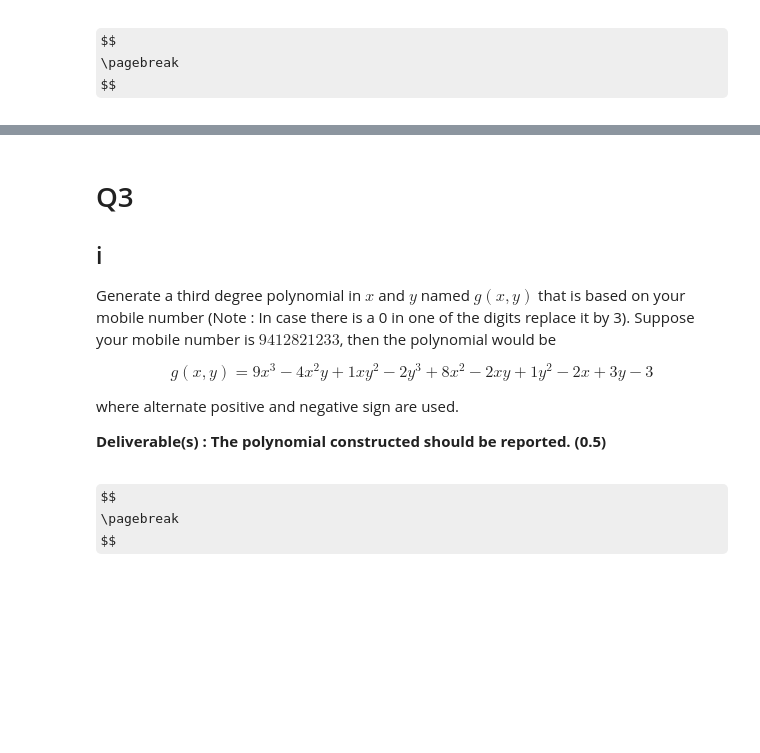
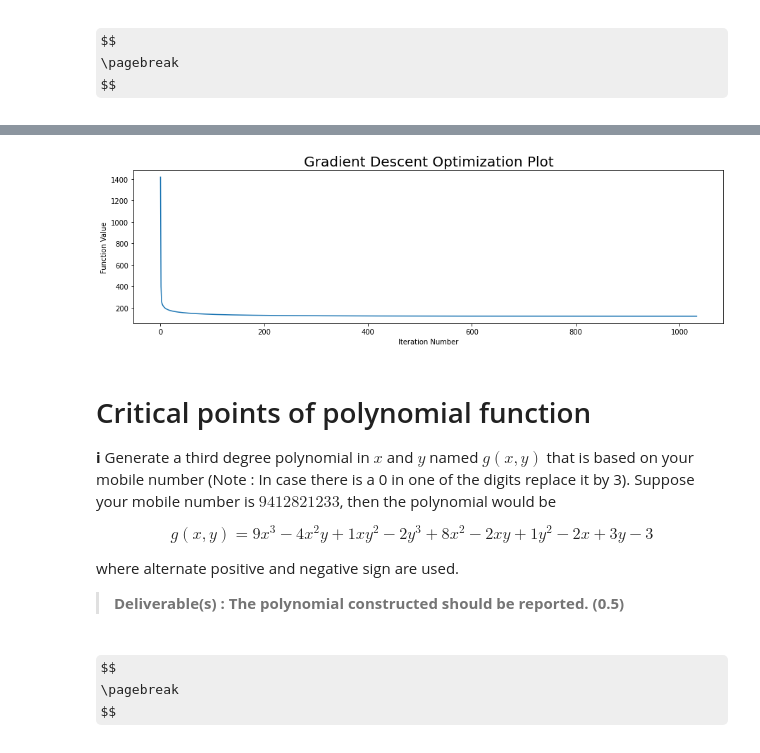
Before and after one commit to ElisonSherton/MTech_DSE, a Jupyter notebook: Sem1/MFDS/graded_assignments/assignment2/Assignment2.ipynb, the cells around one changed output, grey strips where cells are left out. Saved outputs shown, nothing was run; the diff lists cells and outputs as text; code cells hidden in the pictures; some formulas as TeX source; blank space fills up the shorter version.

```diff
--- a/Sem1/MFDS/graded_assignments/assignment2/Assignment2.ipynb
+++ b/Sem1/MFDS/graded_assignments/assignment2/Assignment2.ipynb
@@ -25,19 +26,20 @@ def generate_random_entry() -> float:
         if i == 0: digits += "."
     return float(digits)
 
-def create_random_matrix(m:int, n:int) -> List:
+def create_random_matrix(m:int, n:int, wide:bool = False) -> List:
     """[Takes in the number of rows and columns and generates a matrix of size m x n]
 
     Args:
         m (int): Number of rows of the matrix
         n (int): Number of columns of the matrix
+        wide (bool, default = False): Whether wider or square matrix are allowed
 
     Returns:
         List: A matrix as a list of lists
     """
-
-    if m <= n:
-        raise AssertionError("Requested matrix is square or wide; It must be tall. Please give m > n")
+    if not wide:
+        if m <= n:
+            raise AssertionError("Requested matrix is square or wide; It must be tall. Please give m > n")
 
     A = []
     for i in range(m):
@@ -190,0 +253,4 @@ $$
+# %%
+A, b = generate_gradient_descent_matrix()
+# display_matrix(g)
+print(f"L-inf norm of the generated matrix is {linf_norm(A):.5f}")
@@ -190,0 +325,6 @@ $$
+# %%
+solutions = gradient_descent()
+df = pd.DataFrame(solutions, columns = ["Point", "Gradient", "FunctionValue"])
+
+# Save the obtained solutions to a file
+df.to_csv("solutions.csv", index = None);
@@ -191,9 +342,18 @@ $$
+# %%
+import matplotlib.pyplot as plt
+fig, ax = plt.subplots(1, 1, figsize = (15,4))
+
+plt.plot(df.index.tolist(), df.FunctionValue, )
+plt.xlabel("Iteration Number")
+plt.ylabel("Function Value")
+plt.title("Gradient Descent Optimization Plot", fontsize = 20);
+plt.ylim();
+# %% [output]
+[figure, added]
 # %% [markdown]
-# Q3
+# Critical points of polynomial function
 
-## i
-
-Generate a third degree polynomial in $x$ and $y$ named $g(x,y)$ that is based on your mobile number (Note : In case there is a 0 in one of the
+**i** Generate a third degree polynomial in $x$ and $y$ named $g(x,y)$ that is based on your mobile number (Note : In case there is a 0 in one of the
 digits replace it by 3). Suppose your mobile number is $9412821233$, then the polynomial would be
 
 $$
@@ -202,7 +362,7 @@ $$
 
 where alternate positive and negative sign are used.
 
-**Deliverable(s) : The polynomial constructed should be reported. (0.5)**
+> **Deliverable(s) : The polynomial constructed should be reported. (0.5)**
 # %%
 def generate_polynomial() -> List:
     """Prompts the user for input and generates a polynomial based on the mobile number generated by the user.
```
Also changed, not shown: parts of 23 cells of this notebook, 5 other files.
